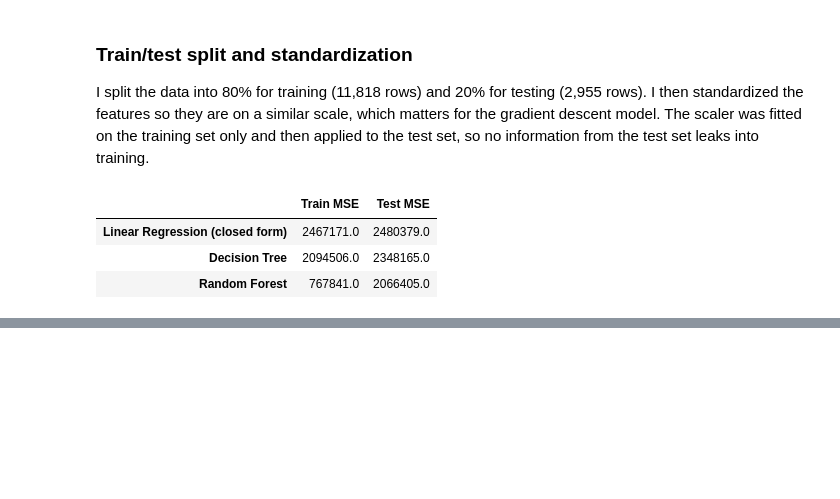
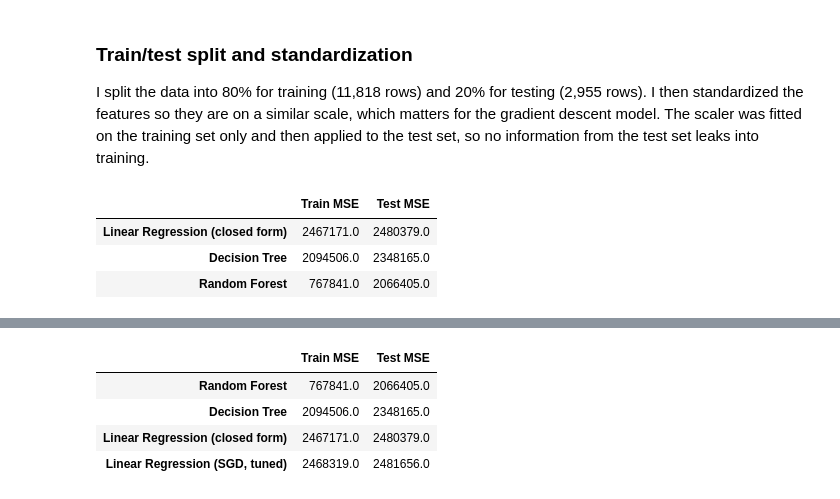
Before and after one commit to Ladecodes1/linear_regression_model, a Jupyter notebook: summative/linear_regression/multivariate.ipynb, the cells around one changed output, grey strips where cells are left out. Saved outputs shown, nothing was run; the diff lists cells and outputs as text; code cells hidden in the pictures; blank space fills up the shorter version.

```diff
--- a/summative/linear_regression/multivariate.ipynb
+++ b/summative/linear_regression/multivariate.ipynb
@@ -203,0 +273,14 @@ pd.DataFrame(results).T.round(0)
+# %%
+results["Linear Regression (SGD, tuned)"] = {
+    "Train MSE": mean_squared_error(y_train, best_sgd.predict(X_train_scaled)),
+    "Test MSE": mean_squared_error(y_test, best_sgd.predict(X_test_scaled)),
+}
+
+comparison = pd.DataFrame(results).T.round(0).sort_values("Test MSE")
+comparison
+# %% [output]
+|  | Train MSE | Test MSE |
+| Random Forest | 767841.0 | 2066405.0 |
+| Decision Tree | 2094506.0 | 2348165.0 |
+| Linear Regression (closed form) | 2467171.0 | 2480379.0 |
+| Linear Regression (SGD, tuned) | 2468319.0 | 2481656.0 |
```
Also changed, not shown: parts of 5 cells of this notebook.
